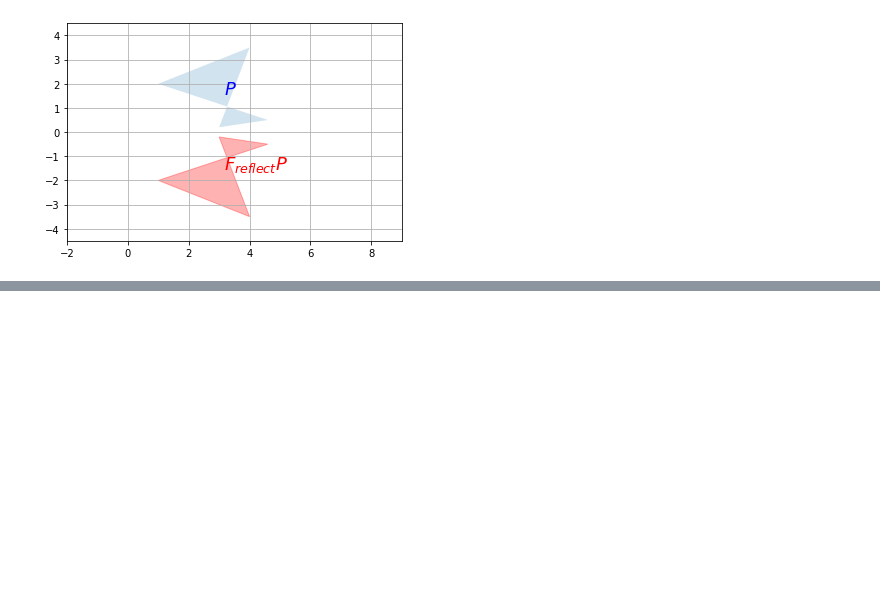
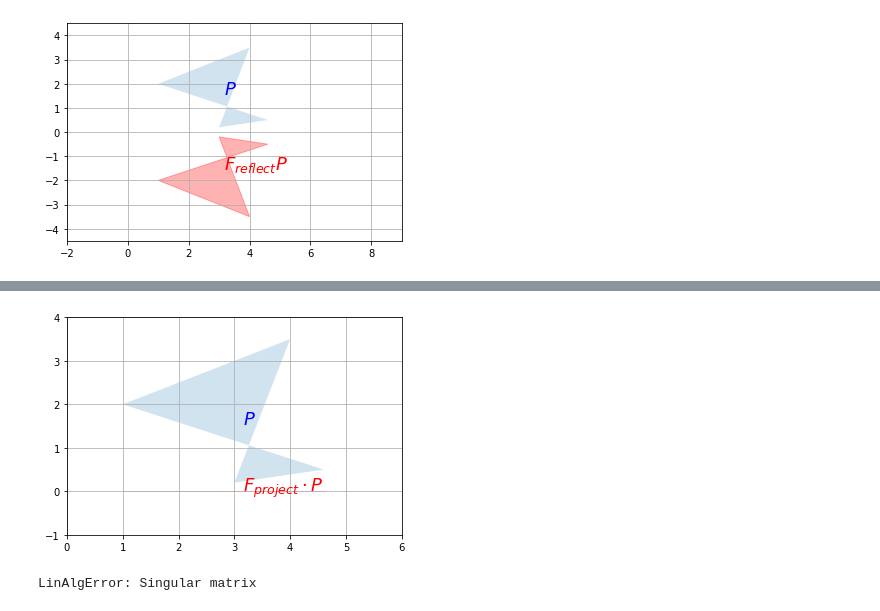
Before and after one commit to arti1117/making-tars, a Jupyter notebook: handson-ml2/math_linear_algebra.ipynb, the cells around one changed output, grey strips where cells are left out. Drawn from its saved outputs; the diff is of its cells as text; code cells hidden in the pictures; blank space fills up the shorter version.

```diff
--- a/handson-ml2/math_linear_algebra.ipynb
+++ b/handson-ml2/math_linear_algebra.ipynb
@@ -871,0 +899,17 @@ plt.show()
+# %%
+F_project = np.array([
+        [1, 0],
+        [0, 0]
+    ])
+plot_transformation(P, F_project.dot(P), "$P$", "$F_{project} \cdot P$",
+                    axis=[0, 6, -1, 4])
+plt.show()
+# %% [output]
+[figure, added]
+# %%
+try:
+    LA.inv(F_project)
+except LA.LinAlgError as e:
+    print("LinAlgError:", e)
+# %% [output]
+LinAlgError: Singular matrix
```
Also changed, not shown: parts of 10 cells of this notebook.
